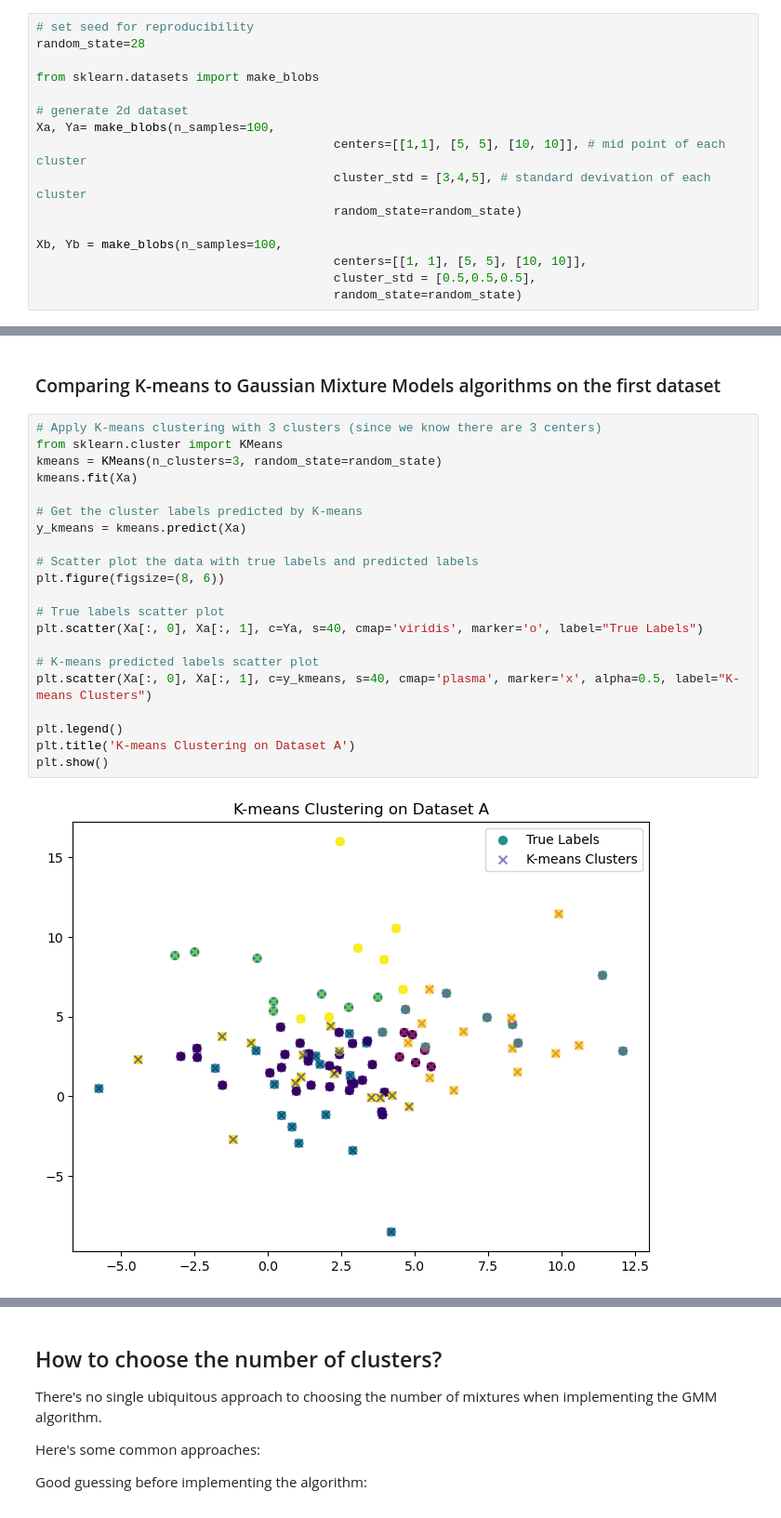
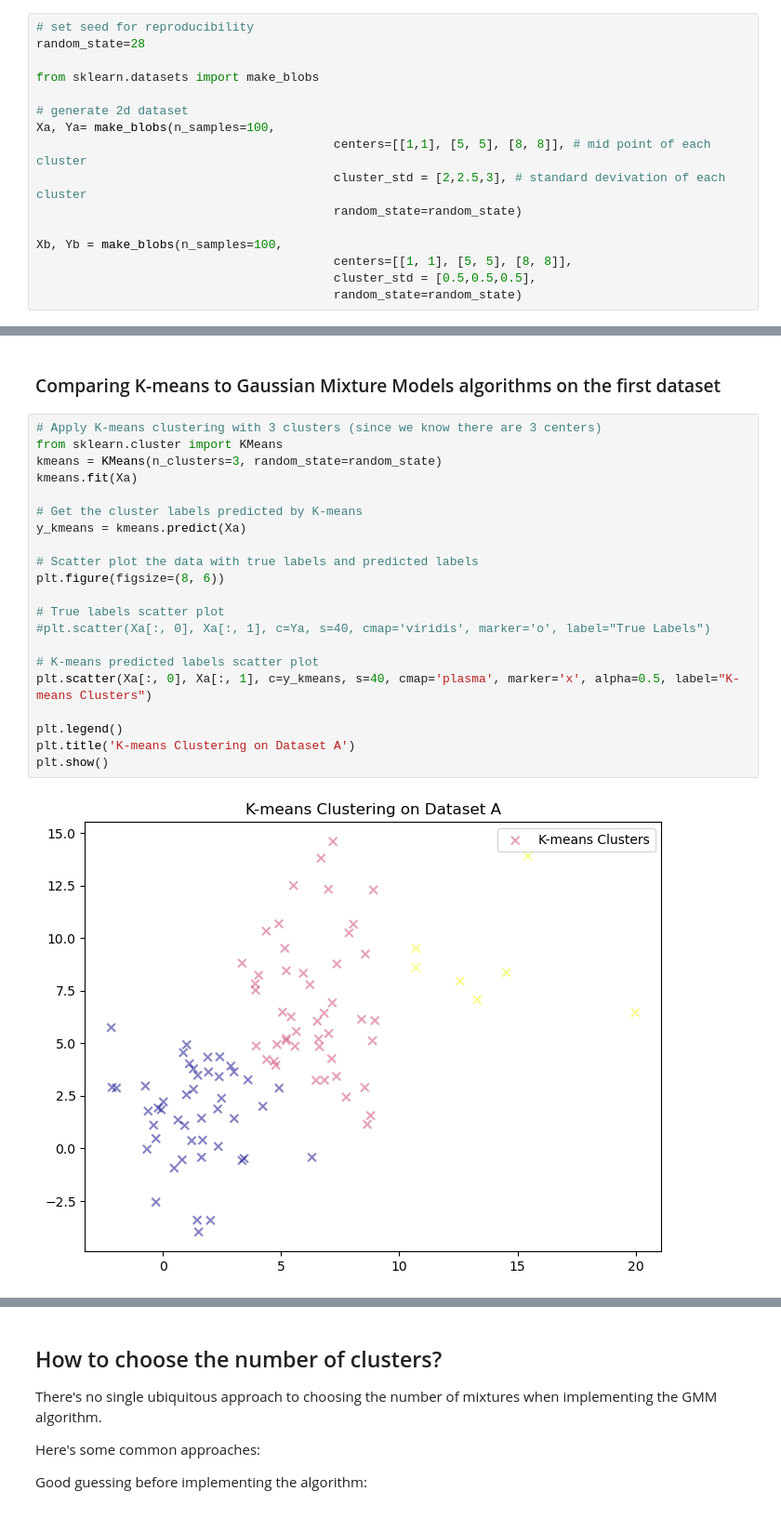
Before and after one commit to IJbeasley/GMM-Tutorial, a Jupyter notebook: GMM_tutorial.ipynb, the cells around one changed output, grey strips where cells are left out. Shown: that part at 93% size. Drawn from its saved outputs; the diff is of its cells as text.

Commit message:
Fixing plotting

```diff
--- a/GMM_tutorial.ipynb
+++ b/GMM_tutorial.ipynb
@@ -67,12 +67,12 @@ from sklearn.datasets import make_blobs
 
 # generate 2d dataset
 Xa, Ya= make_blobs(n_samples=100,
-                                         centers=[[1,1], [5, 5], [10, 10]], # mid point of each cluster
-                                         cluster_std = [3,4,5], # standard devivation of each cluster
+                                         centers=[[1,1], [5, 5], [8, 8]], # mid point of each cluster
+                                         cluster_std = [2,2.5,3], # standard devivation of each cluster
                                          random_state=random_state)
 
 Xb, Yb = make_blobs(n_samples=100,
-                                         centers=[[1, 1], [5, 5], [10, 10]],
+                                         centers=[[1, 1], [5, 5], [8, 8]],
                                          cluster_std = [0.5,0.5,0.5],
                                          random_state=random_state)
 # %% [markdown]
@@ -121,26 +121,26 @@ Which dataset is more reflective of clusters in biological datasets? Can you thi
 # %%
 # Apply K-means clustering with 3 clusters (since we know there are 3 centers)
 from sklearn.cluster import KMeans
 kmeans = KMeans(n_clusters=3, random_state=random_state)
 kmeans.fit(Xa)
 
 # Get the cluster labels predicted by K-means
 y_kmeans = kmeans.predict(Xa)
 
 # Scatter plot the data with true labels and predicted labels
 plt.figure(figsize=(8, 6))
 
 # True labels scatter plot
-plt.scatter(Xa[:, 0], Xa[:, 1], c=Ya, s=40, cmap='viridis', marker='o', label="True Labels")
+#plt.scatter(Xa[:, 0], Xa[:, 1], c=Ya, s=40, cmap='viridis', marker='o', label="True Labels")
 
 # K-means predicted labels scatter plot
 plt.scatter(Xa[:, 0], Xa[:, 1], c=y_kmeans, s=40, cmap='plasma', marker='x', alpha=0.5, label="K-means Clusters")
 
 plt.legend()
 plt.title('K-means Clustering on Dataset A')
 plt.show()
 # %% [output]
-[figure, old version]
+[figure, new version]
 # %%
 from sklearn.mixture import GaussianMixture
 
```
Also changed, not shown: parts of 11 cells of this notebook.
